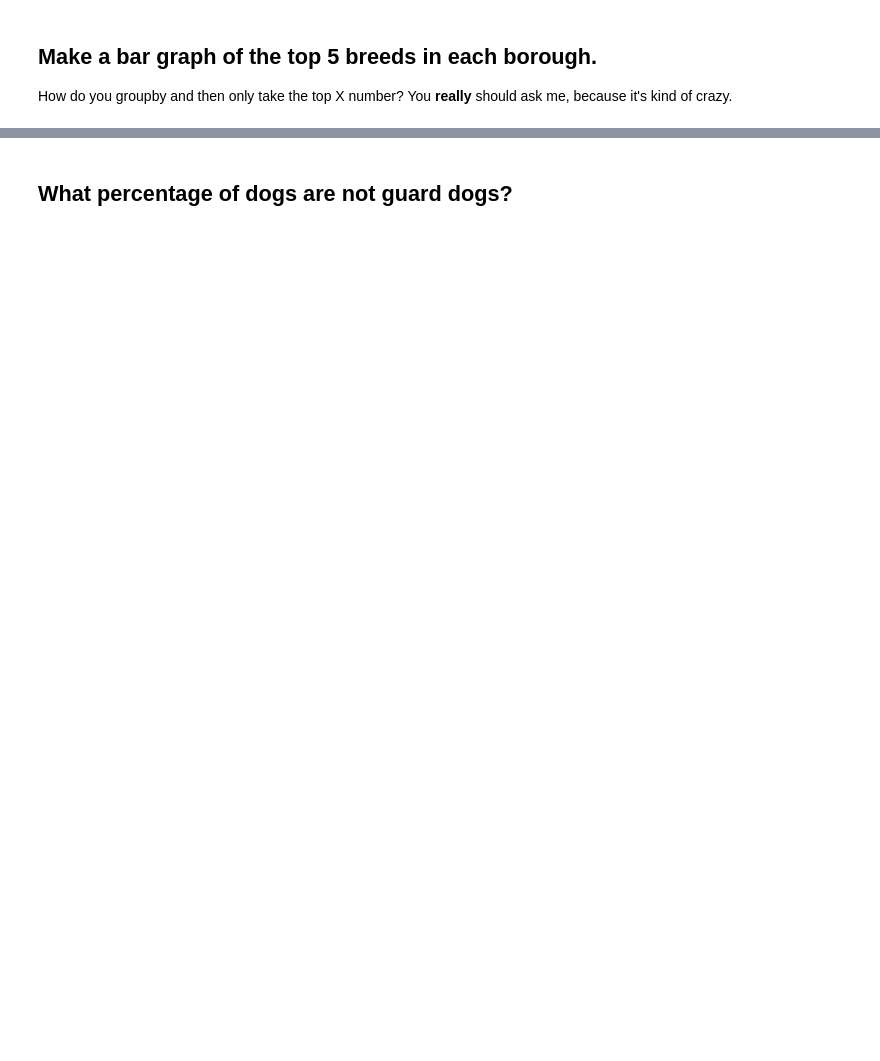
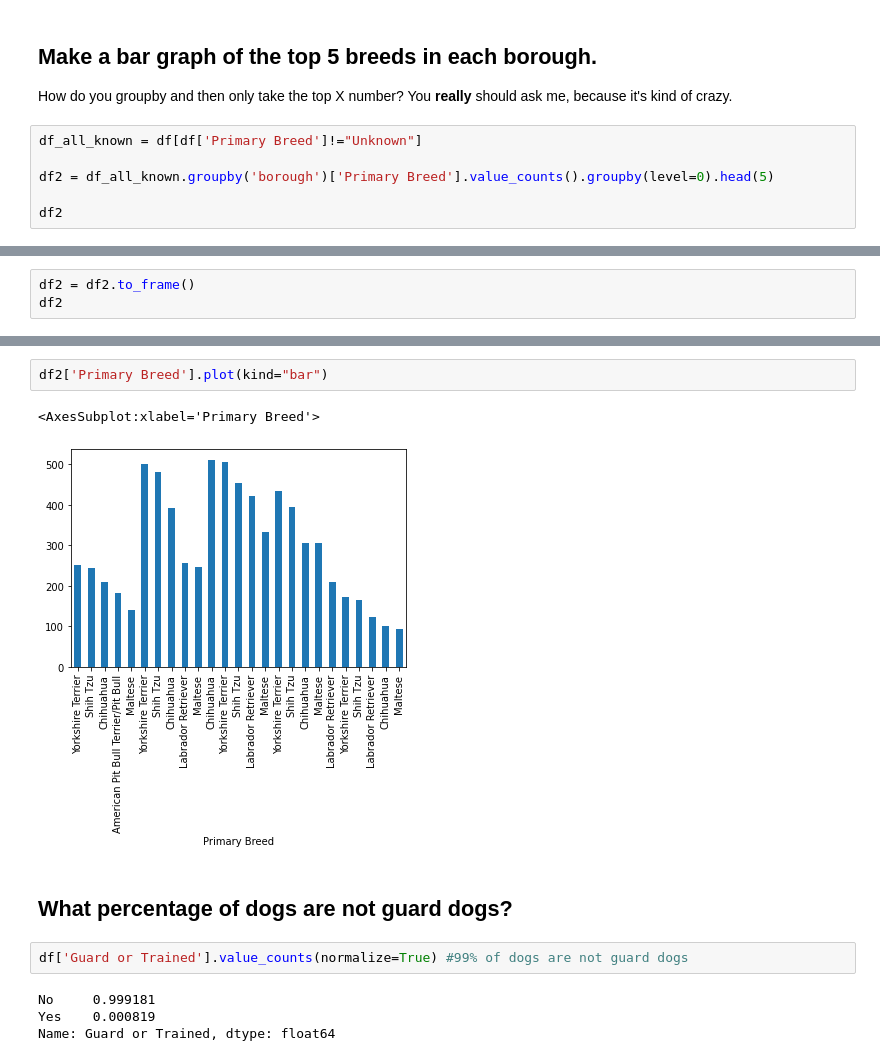
Before and after one commit to saveyak/lede_homework, a Jupyter notebook: 06-homework/dogs/Dataset TWO - Dogs.ipynb, the cells around one changed output, grey strips where cells are left out. Drawn from its saved outputs; the diff is of its cells as text; blank space fills up the shorter version.

```diff
--- a/06-homework/dogs/Dataset TWO - Dogs.ipynb
+++ b/06-homework/dogs/Dataset TWO - Dogs.ipynb
@@ -407,3 +496,9 @@ You’ll need to merge in `population_boro.csv`
 ## Make a bar graph of the top 5 breeds in each borough.
 
 How do you groupby and then only take the top X number? You **really** should ask me, because it's kind of crazy.
+# %%
+df_all_known = df[df['Primary Breed']!="Unknown"]
+
+df2 = df_all_known.groupby('borough')['Primary Breed'].value_counts().groupby(level=0).head(5)
+
+df2
@@ -409,0 +523,3 @@ How do you groupby and then only take the top X number? You **really** should as
+# %%
+df2 = df2.to_frame()
+df2
@@ -410,2 +545,13 @@ How do you groupby and then only take the top X number? You **really** should as
+# %%
+df2['Primary Breed'].plot(kind="bar")
+# %% [output]
+<AxesSubplot:xlabel='Primary Breed'>
+[figure, added]
 # %% [markdown]
 ## What percentage of dogs are not guard dogs?
+# %%
+df['Guard or Trained'].value_counts(normalize=True) #99% of dogs are not guard dogs
+# %% [output]
+No     0.999181
+Yes    0.000819
+Name: Guard or Trained, dtype: float64
```
Also changed, not shown: parts of 15 cells of this notebook.
